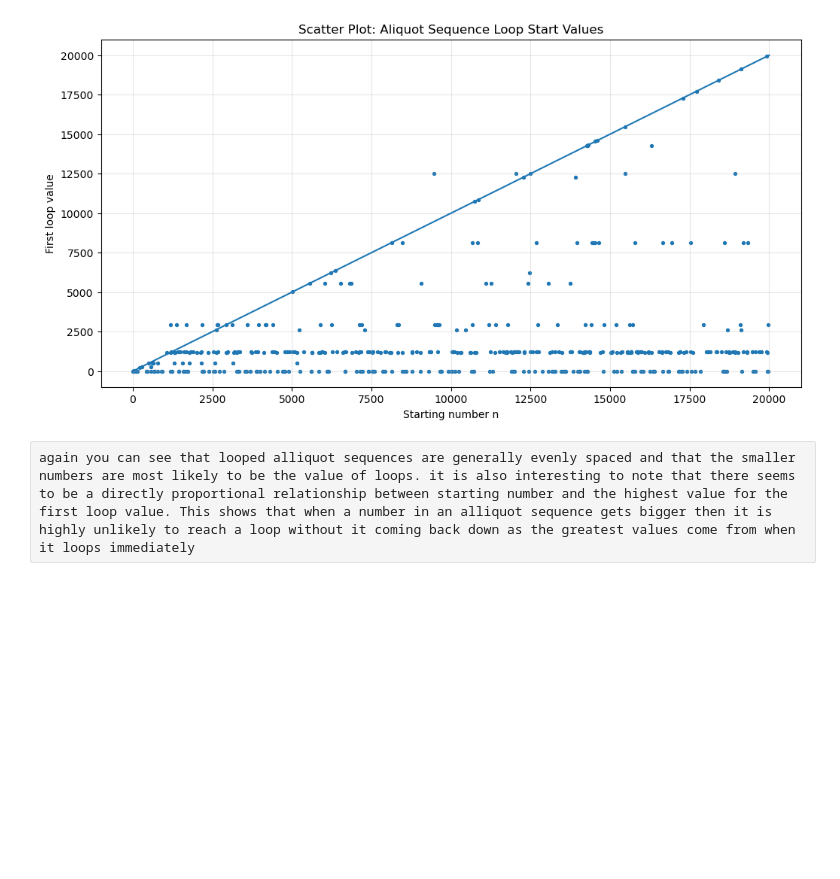
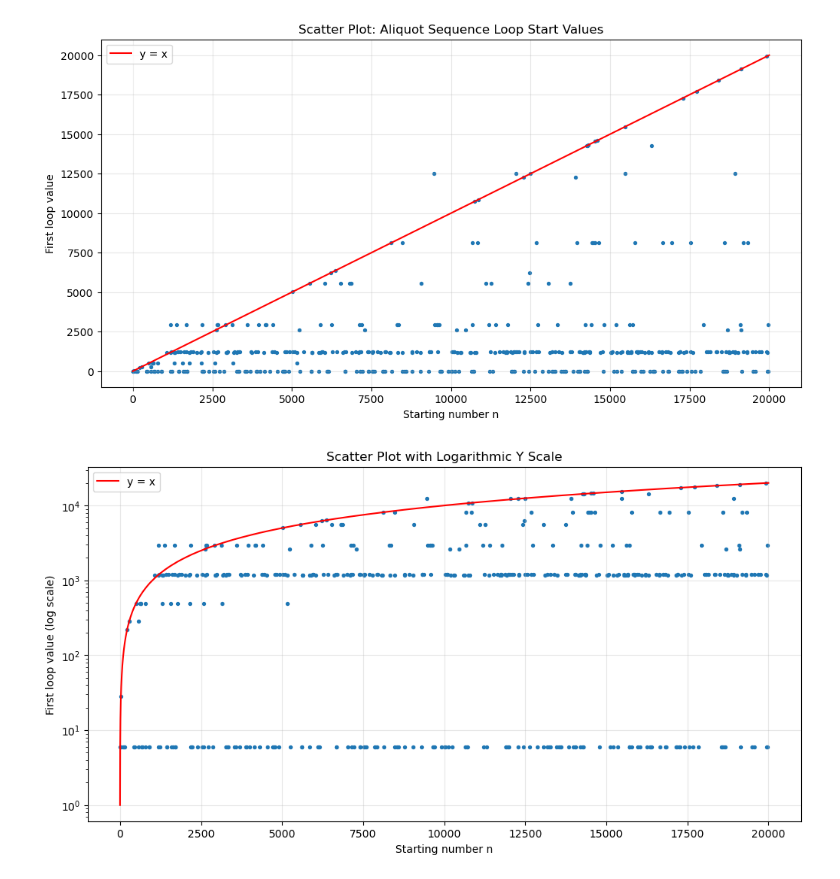
Before and after one commit to EmilHarris/Aliquot-Sequences, a Jupyter notebook: extention 7.ipynb, the cells around one changed output. Cells and saved outputs as stored; diff of their text form; code cells hidden in the pictures; blank space fills up the shorter version.

```diff
--- a/extention 7.ipynb
+++ b/extention 7.ipynb
@@ -271,43 +129,58 @@ here you can see that no matter what the starting value is the chance of an alli
 # %%
 import matplotlib.pyplot as plt
+import numpy as np
 
 # Collect (start_n, first_loop_number)
 loop_starts = []
 
 for n in range(1, n_max + 1):
     seq, status = aliq_seq(n)
     if status == 'looped':
 
         # Detect the first loop value
         seen = {}
         for i, val in enumerate(seq):
-            if val in seen:             # first repeated point = start of cycle
+            if val in seen:
                 loop_start_value = val
                 break
             seen[val] = i
 
         loop_starts.append((n, loop_start_value))
 
 # Convert to lists for plotting
-starts = [p[0] for p in loop_starts]
-loop_vals = [p[1] for p in loop_starts]
+starts = np.array([p[0] for p in loop_starts])
+loop_vals = np.array([p[1] for p in loop_starts])
 
-# Scatter plot
+
+#PLOT
 plt.figure(figsize=(12,6))
-plt.scatter(starts, loop_vals, s=8)    # small dots look cleaner
+plt.scatter(starts, loop_vals, s=8)
 plt.xlabel("Starting number n")
 plt.ylabel("First loop value")
 plt.title("Scatter Plot: Aliquot Sequence Loop Start Values")
 plt.grid(True, alpha=0.3)
 
-#line of best fit
-x = np.linspace(0, 20000, 20000)
-y = x
-plt.plot(x, y)
+x = np.linspace(1, n_max, n_max)
+plt.plot(x, x, color='red', label="y = x")
+
+plt.legend()
+plt.show()
 
 
+# 2. LOG-SCALE PLOT (y-axis logarithmic)
+
+plt.figure(figsize=(12,6))
+plt.scatter(starts, loop_vals, s=8)
+plt.xlabel("Starting number n")
+plt.ylabel("First loop value (log scale)")
+plt.title("Scatter Plot with Logarithmic Y Scale")
+plt.yscale("log")
+plt.grid(True, alpha=0.3)
+
+plt.plot(x, x, color='red', label="y = x")
+
+plt.legend()
 plt.show()
 # %% [output]
-[figure, old version]
+[figure, new version]
+[figure, added]
-# %% [raw]
-again you can see that looped alliquot sequences are generally evenly spaced and that the smaller numbers are most likely to be the value of loops. it is also interesting to note that there seems to be a directly proportional relationship between starting number and the highest value for the first loop value. This shows that when a number in an alliquot sequence gets bigger then it is highly unlikely to reach a loop without it coming back down as the greatest values come from when it loops immediately
```
Also changed, not shown: parts of 18 cells of this notebook.
